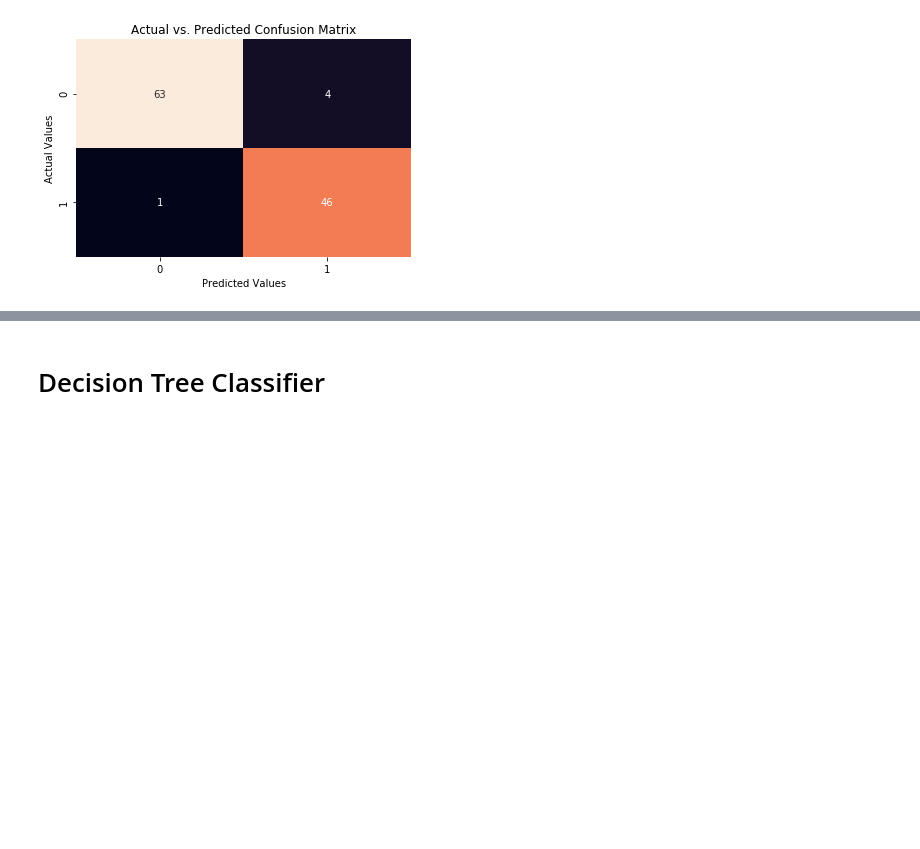
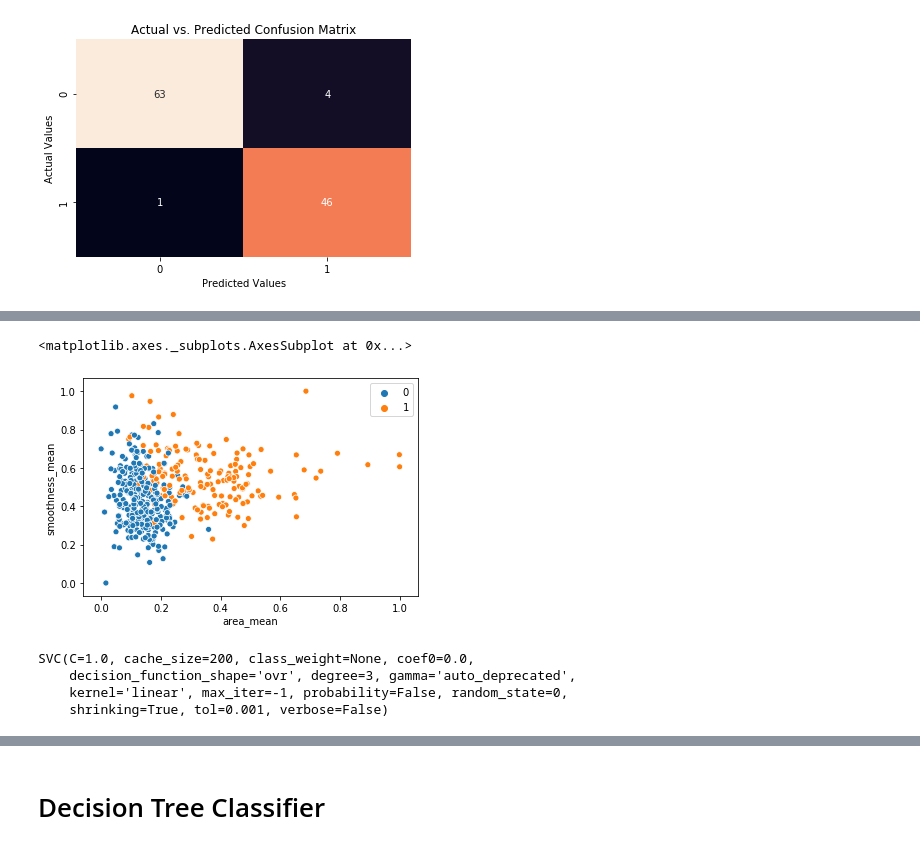
Before and after one commit to vaibhavz2402/breast-cancer-diagnosis, a Jupyter notebook: breast_cancer.ipynb, the cells around one changed output, grey strips where cells are left out. Drawn from its saved outputs; the diff is of its cells as text; code cells hidden in the pictures; blank space fills up the shorter version.

```diff
--- a/breast_cancer.ipynb
+++ b/breast_cancer.ipynb
@@ -292,0 +305,5 @@ plt_map(conf_mat)
+# %%
+sns.scatterplot(x = training_set_scaled['area_mean'], y = training_set_scaled['smoothness_mean'], hue = class_set)
+# %% [output]
+<matplotlib.axes._subplots.AxesSubplot at 0x...>
+[figure, added]
@@ -292,0 +314,7 @@ plt_map(conf_mat)
+# %%
+svc.fit(training_set_scaled, class_set)
+# %% [output]
+SVC(C=1.0, cache_size=200, class_weight=None, coef0=0.0,
+    decision_function_shape='ovr', degree=3, gamma='auto_deprecated',
+    kernel='linear', max_iter=-1, probability=False, random_state=0,
+    shrinking=True, tol=0.001, verbose=False)
```
Also changed, not shown: parts of 23 cells of this notebook, 1 other file.
